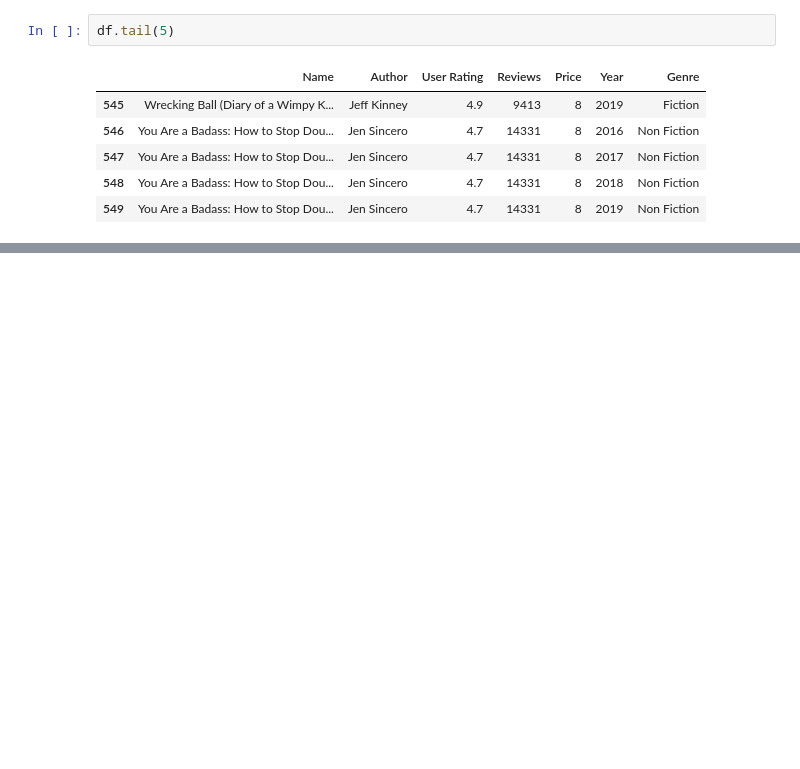
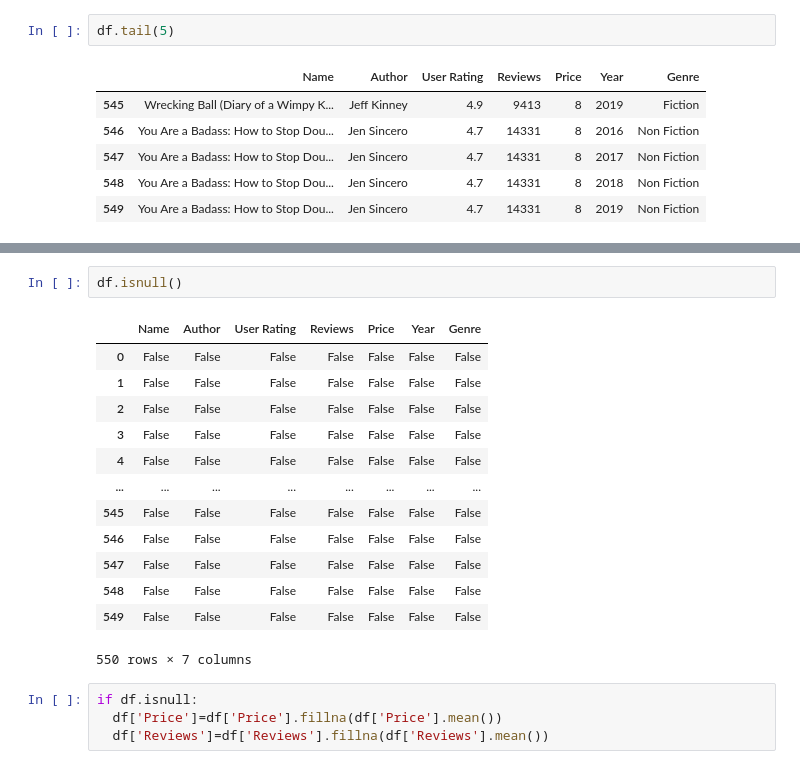
Before and after one commit to Divasdev/-100-Days-of-Code-Python-Pro-Bootcamp, a Jupyter notebook: DataAnalysis.ipynb, the cells around one changed output, grey strips where cells are left out. Drawn from its saved outputs; the diff is of its cells as text; blank space fills up the shorter version.

```diff
--- a/DataAnalysis.ipynb
+++ b/DataAnalysis.ipynb
@@ -41,0 +137,20 @@ df.tail(5)
+# %%
+df.isnull()
+# %% [output]
+|  | Name | Author | User Rating | Reviews | Price | Year | Genre |
+| 0 | False | False | False | False | False | False | False |
+| 1 | False | False | False | False | False | False | False |
+| 2 | False | False | False | False | False | False | False |
+| 3 | False | False | False | False | False | False | False |
+| 4 | False | False | False | False | False | False | False |
+| ... | ... | ... | ... | ... | ... | ... | ... |
+| 545 | False | False | False | False | False | False | False |
+| 546 | False | False | False | False | False | False | False |
+| 547 | False | False | False | False | False | False | False |
+| 548 | False | False | False | False | False | False | False |
+| 549 | False | False | False | False | False | False | False |
+550 rows × 7 columns
+# %%
+if df.isnull:
+  df['Price']=df['Price'].fillna(df['Price'].mean())
+  df['Reviews']=df['Reviews'].fillna(df['Reviews'].mean())
```
Also changed, not shown: parts of 11 cells of this notebook.
